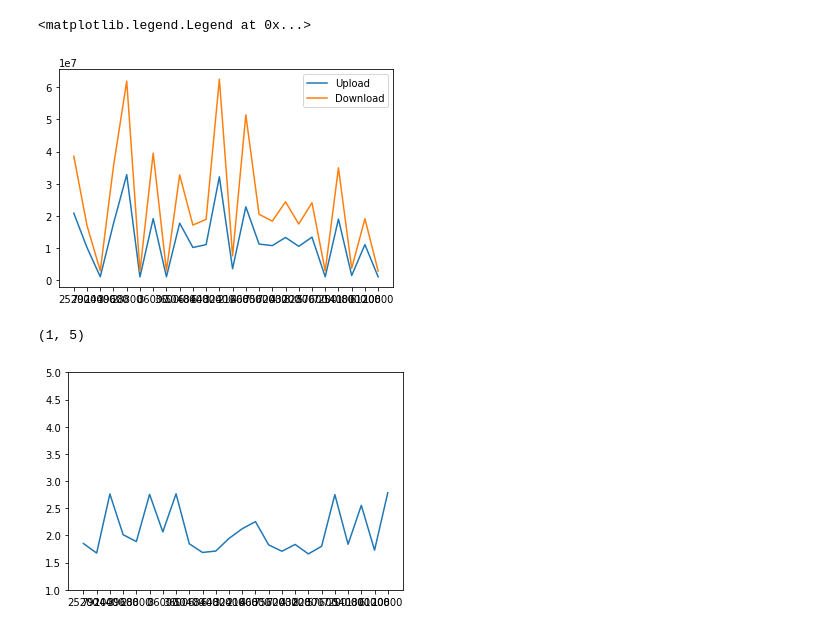
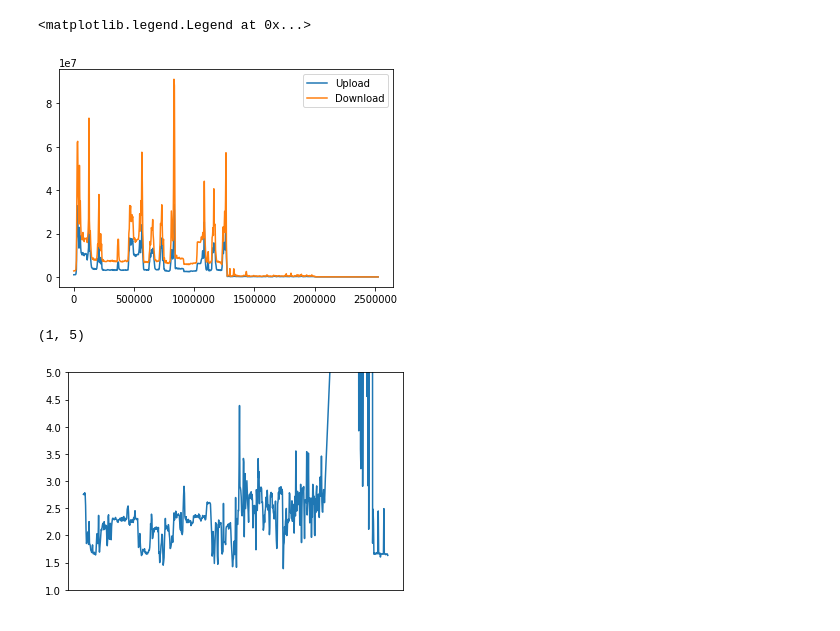
Before and after one commit to NathanLaird/NetworkTrafficAnalysis, a Jupyter notebook: Day30_Intro_EDA.ipynb, the cells around one changed output. Cells and saved outputs as stored; diff of their text form; code cells hidden in the pictures.

```diff
--- a/Day30_Intro_EDA.ipynb
+++ b/Day30_Intro_EDA.ipynb
@@ -85,18 +85,18 @@ DNS_schema = StructType( [
 
 ## Create RDDS from Text Input
 
-rdd_auth = (sc.textFile("Data/Day1/auth/part*")
+rdd_auth = (sc.pickleFile("Data/Day30/auth/part*")
 
            )
 
-rdd_proc = (sc.textFile("Data/Day1/proc/part*")
+rdd_proc = (sc.pickleFile("Data/Day30/proc/part*")
 
            )
 
-rdd_flow = (sc.pickleFile('Data/Day1/flow/part*')
+rdd_flow = (sc.pickleFile('Data/Day30/flow/part*')
            )
 
-rdd_DNS = (sc.pickleFile("Data/Day1/DNS/part*")
+rdd_DNS = (sc.pickleFile("Data/Day30/DNS/part*")
 
            )
 
@@ -174,6 +156,8 @@ red_flow_time_series = red_flow_df.groupBy('interval').agg({'duration': 'mean','
 # %%
 flow_time_series_df = pd.DataFrame(flow_time_series)
 flow_time_series_df.columns = ['time','mean_duration','pk_count','byte_count','upload_bytes','download_bytes','upload_pk','download_pk']
+flow_time_series_df['time'] = flow_time_series_df['time'].astype('int64')
+flow_time_series_df = flow_time_series_df.sort_values('time')
 # %%
 red_flow_time_series_df = pd.DataFrame(red_flow_time_series)
 red_flow_time_series_df.columns = ['time','mean_duration','pk_count','byte_count','upload_bytes','download_bytes','upload_pk','download_pk']
@@ -183,13 +190,14 @@ plt.plot(flow_time_series_df['time'],flow_time_series_df['download_bytes'],label
 plt.legend()
 # %% [output]
 <matplotlib.legend.Legend at 0x...>
-[figure, old version]
+[figure, new version]
 # %%
 plt.plot(flow_time_series_df['time'],flow_time_series_df['download_bytes']/flow_time_series_df['upload_bytes'])
+plt.xticks([], [])
 plt.ylim([1,5])
 # %% [output]
 (1, 5)
-[figure, old version]
+[figure, new version]
 # %%
 plt.plot(red_flow_time_series_df['time'],red_flow_time_series_df['upload_bytes'],label = 'Upload')
 plt.plot(red_flow_time_series_df['time'],red_flow_time_series_df['download_bytes'],label = 'Download')
```
Also changed, not shown: parts of 8 cells of this notebook, 4 other files.
